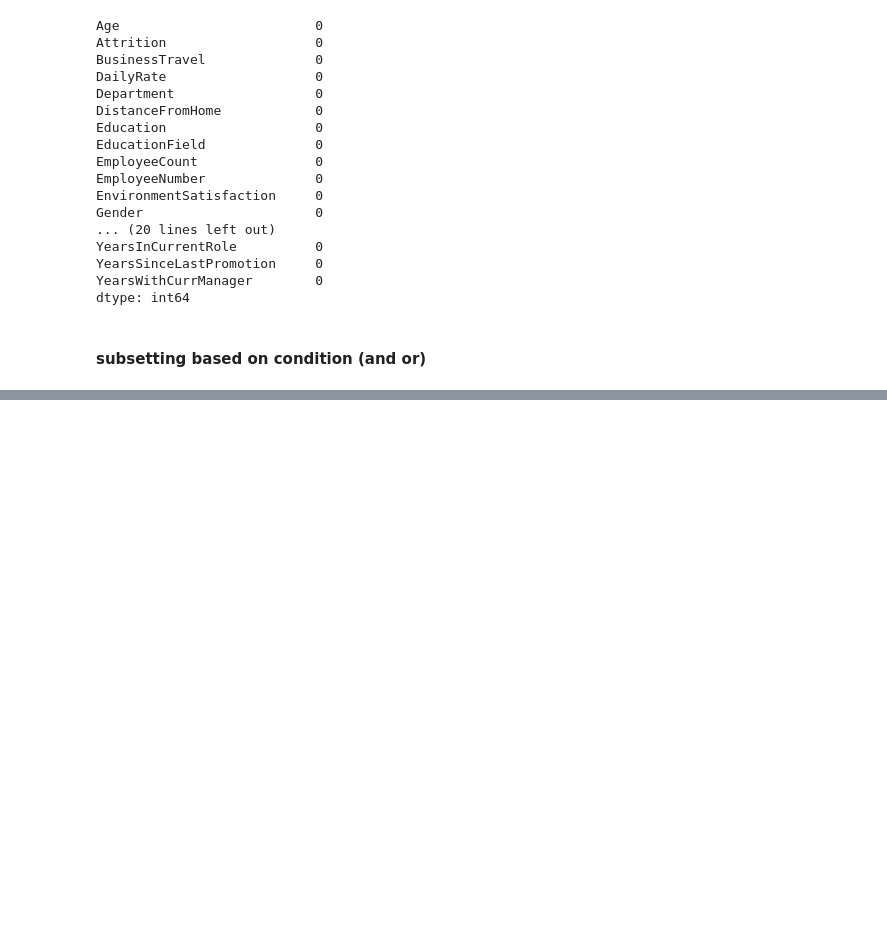
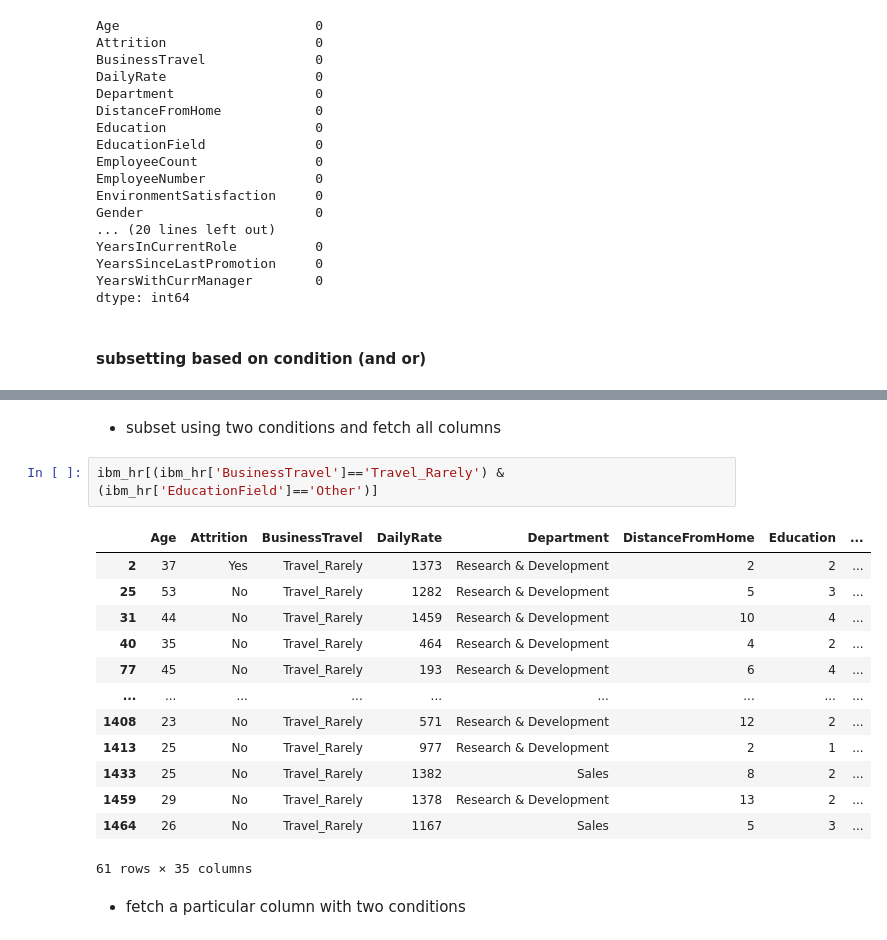
Before and after one commit to sanjeev-kallepalli/training, a Jupyter notebook: pandas.ipynb, the cells around one changed output, grey strips where cells are left out. Saved outputs shown, nothing was run; the diff lists cells and outputs as text; blank space fills up the shorter version.

```diff
--- a/pandas.ipynb
+++ b/pandas.ipynb
@@ -725,0 +687,20 @@ dtype: int64
+# %% [markdown]
+- subset using two conditions and fetch all columns
+# %%
+ibm_hr[(ibm_hr['BusinessTravel']=='Travel_Rarely') & (ibm_hr['EducationField']=='Other')]
+# %% [output]
+|  | Age | Attrition | BusinessTravel | DailyRate | Department | DistanceFromHome | Education | ... |
+| 2 | 37 | Yes | Travel_Rarely | 1373 | Research & Development | 2 | 2 | ... |
+| 25 | 53 | No | Travel_Rarely | 1282 | Research & Development | 5 | 3 | ... |
+| 31 | 44 | No | Travel_Rarely | 1459 | Research & Development | 10 | 4 | ... |
+| 40 | 35 | No | Travel_Rarely | 464 | Research & Development | 4 | 2 | ... |
+| 77 | 45 | No | Travel_Rarely | 193 | Research & Development | 6 | 4 | ... |
+| ... | ... | ... | ... | ... | ... | ... | ... | ... |
+| 1408 | 23 | No | Travel_Rarely | 571 | Research & Development | 12 | 2 | ... |
+| 1413 | 25 | No | Travel_Rarely | 977 | Research & Development | 2 | 1 | ... |
+| 1433 | 25 | No | Travel_Rarely | 1382 | Sales | 8 | 2 | ... |
+| 1459 | 29 | No | Travel_Rarely | 1378 | Research & Development | 13 | 2 | ... |
+| 1464 | 26 | No | Travel_Rarely | 1167 | Sales | 5 | 3 | ... |
+61 rows × 35 columns
+# %% [markdown]
+- fetch a particular column with two conditions
```
Also changed, not shown: parts of 39 cells of this notebook, 3 other files.
